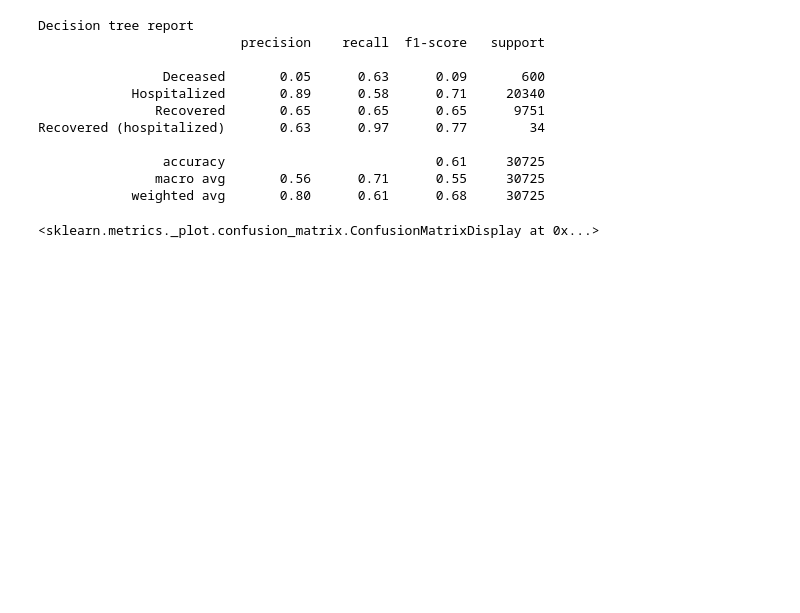
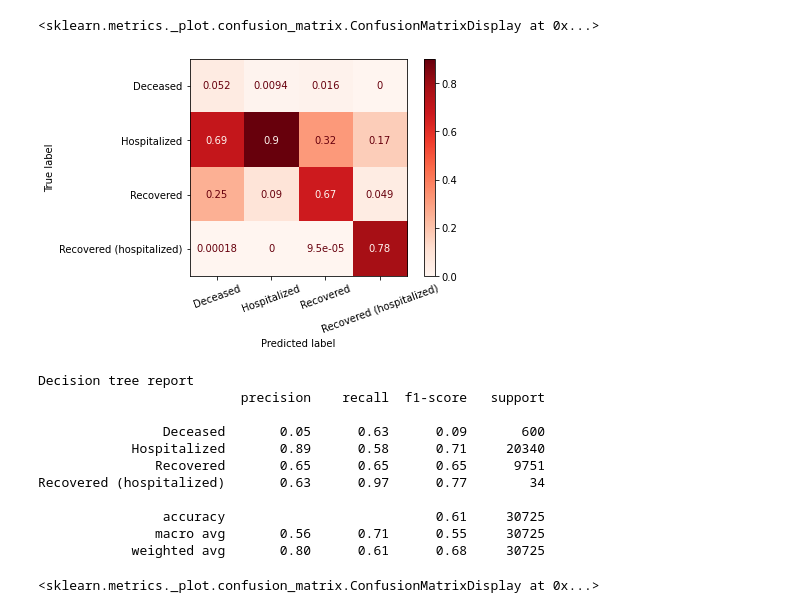
Before and after one commit to awphi/covid-risk-classifier, a Jupyter notebook: Models.ipynb, the cells around one changed output. Drawn from its saved outputs; the diff is of its cells as text; code cells hidden in the pictures; blank space fills up the shorter version.

```diff
--- a/Models.ipynb
+++ b/Models.ipynb
@@ -33,3 +35,10 @@ X = df.drop(['outcome'], axis=1).values
 y = df['outcome'].values
 
 X_train, X_test, y_train, y_test = model_selection.train_test_split(X, y, stratify=y, test_size=0.1, random_state=0)
+# %%
+rf_clf = make_pipeline(
+    RandomForestClassifier(n_estimators=100, max_depth=32, random_state=78, class_weight="balanced")
+)
+
+rf_clf.fit(X_train, y_train)
+rf_y_pred = rf_clf.predict(X_test)
@@ -36,3 +60,8 @@ X_train, X_test, y_train, y_test = model_selection.train_test_split(X, y, strati
+# %%
+metrics.plot_confusion_matrix(rf_clf, X_test, y_test, display_labels=labels, xticks_rotation=20, normalize="pred", cmap=plt.get_cmap('Reds'))
+# %% [output]
+<sklearn.metrics._plot.confusion_matrix.ConfusionMatrixDisplay at 0x...>
+[figure, added]
 # %%
 dt_clf = make_pipeline(
     DecisionTreeClassifier(random_state=42, criterion='entropy', class_weight="balanced", min_samples_leaf=8, ccp_alpha = 0.00005)
```
Also changed, not shown: parts of 5 cells of this notebook, 9 other files.
